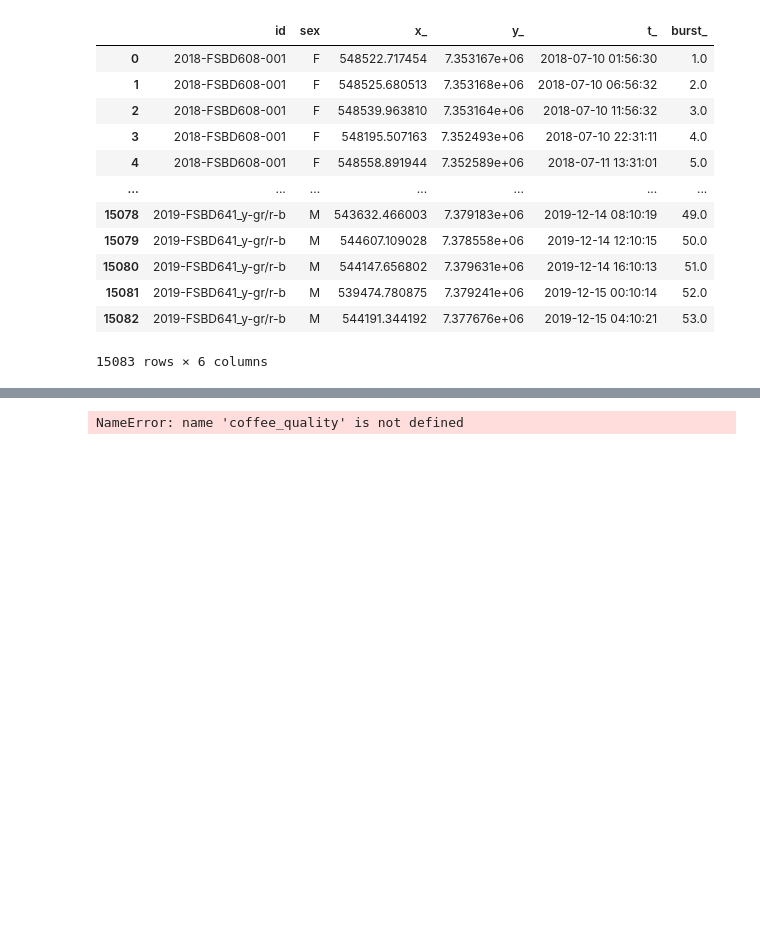
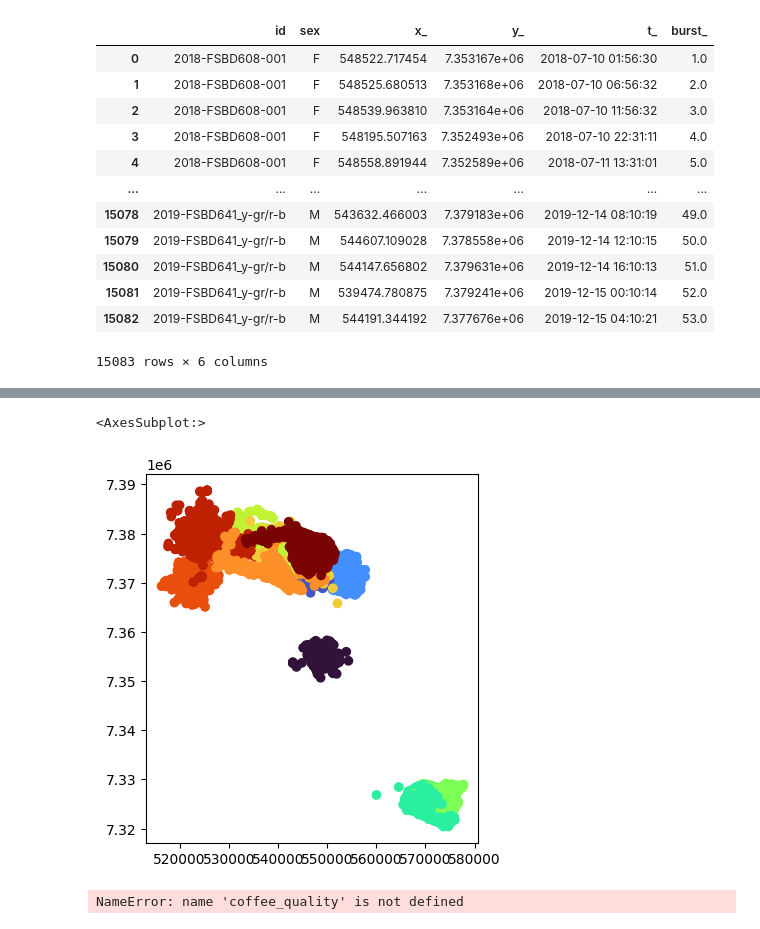
Before and after one commit to arcticFoxesHabitats/arcticFoxes, a Jupyter notebook: notebooks/EDA-and-modeling.ipynb, the cells around one changed output, grey strips where cells are left out. Drawn from its saved outputs; the diff is of its cells as text; code cells hidden in the pictures; blank space fills up the shorter version.

Commit message:
geometry added to foxes

```diff
--- a/notebooks/EDA-and-modeling.ipynb
+++ b/notebooks/EDA-and-modeling.ipynb
@@ -20,9 +21,9 @@ from modeling.config import EXPERIMENT_NAME
 
 import pyreadr
 # %%
-result = pyreadr.read_r('../Capstone_data/r_files/track_all.RDS')
-result_resamp = pyreadr.read_r('../Capstone_data/r_files/track_resamp.RDS')
-#result_covar = pyreadr.read_r('../Capstone_data/r_files/covariates.RDS')
+result = pyreadr.read_r('../data/r_files/track_all.RDS')
+result_resamp = pyreadr.read_r('../data/r_files/track_resamp.RDS')
+#result_covar = pyreadr.read_r('../data/r_files/covariates.RDS')
 # %%
 foxy_df = result[None]
 foxy_df_resamp = result_resamp[None]
@@ -57,3 +64,11 @@ BoundingBox(left=400000.0, bottom=7100000.0, right=799990.0, top=7700000.0)
+# %%
+gdf = geopd.GeoDataFrame(
+    foxy_df, geometry=geopd.points_from_xy(foxy_df.x_, foxy_df.y_))
+gdf.head()
+gdf.plot("id", cmap = "turbo")
+# %% [output]
+<AxesSubplot:>
+[figure, added]
 # %%
 Y = coffee_quality["quality_score"]
 # %% [output]
```
Also changed, not shown: parts of 4 cells of this notebook, 1 other file.
